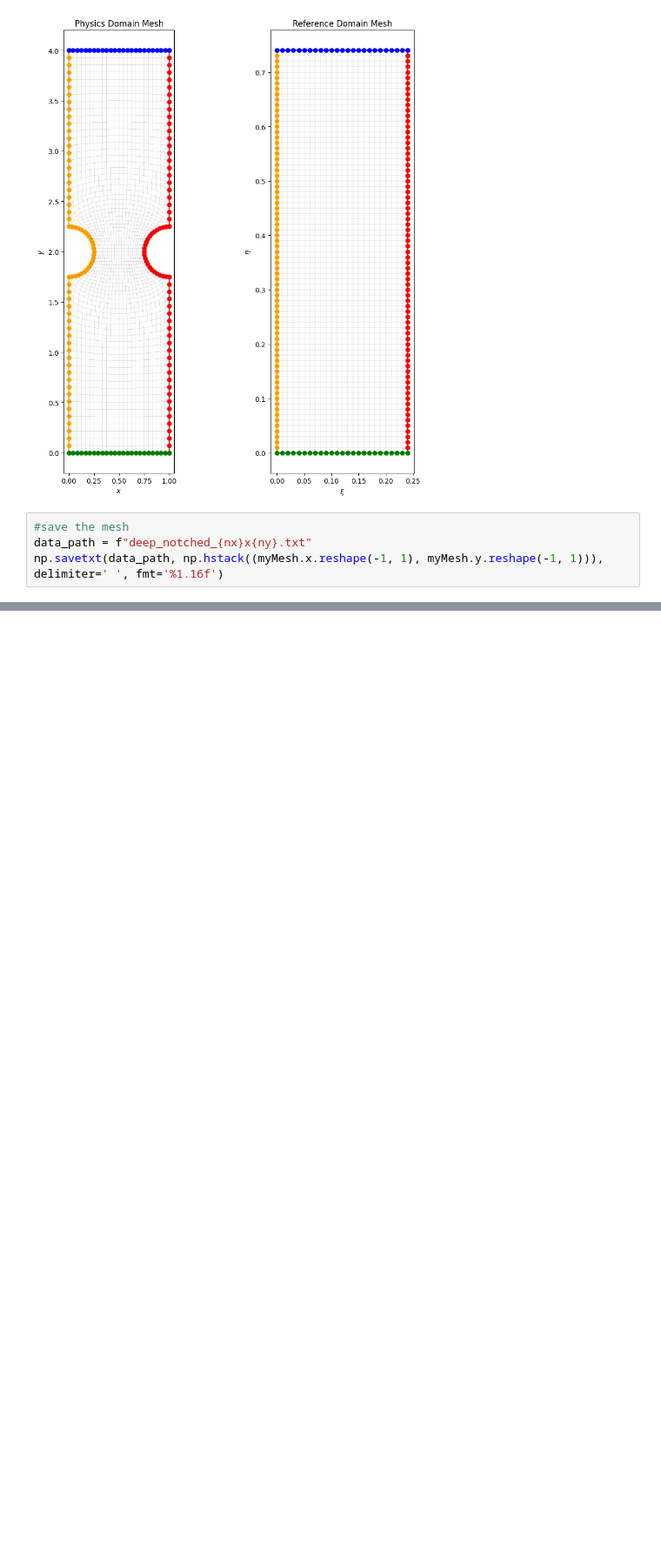
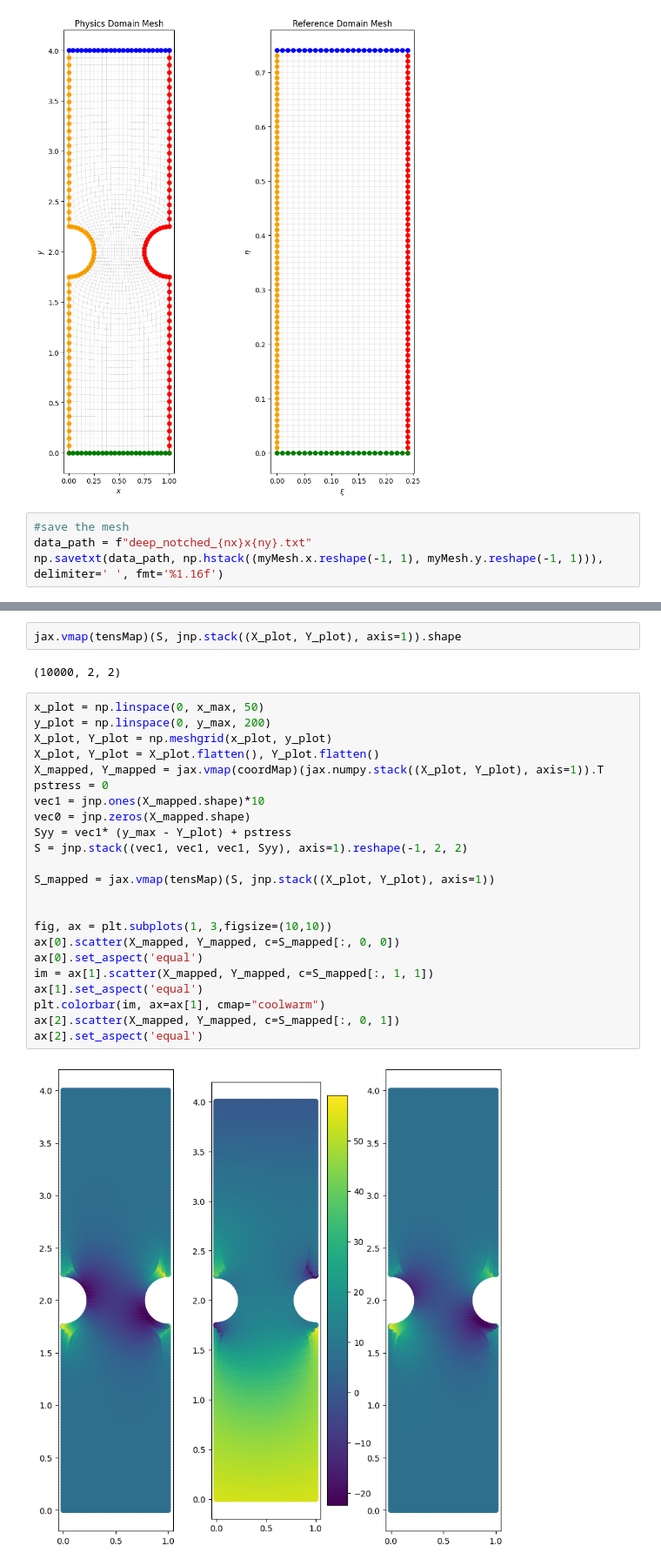
Before and after one commit to nickrummens/SPIQ, a Jupyter notebook: geometry/elliptic_mapping.ipynb, the cells around one changed output, grey strips where cells are left out. Shown: that part at 87% size. Saved outputs shown, nothing was run; the diff lists cells and outputs as text; blank space fills up the shorter version.

```diff
--- a/geometry/elliptic_mapping.ipynb
+++ b/geometry/elliptic_mapping.ipynb
@@ -97,0 +169,29 @@ np.savetxt(data_path, np.hstack((myMesh.x.reshape(-1, 1), myMesh.y.reshape(-1, 1
+# %%
+jax.vmap(tensMap)(S, jnp.stack((X_plot, Y_plot), axis=1)).shape
+# %% [output]
+(10000, 2, 2)
+# %%
+x_plot = np.linspace(0, x_max, 50)
+y_plot = np.linspace(0, y_max, 200)
+X_plot, Y_plot = np.meshgrid(x_plot, y_plot)
+X_plot, Y_plot = X_plot.flatten(), Y_plot.flatten()
+X_mapped, Y_mapped = jax.vmap(coordMap)(jax.numpy.stack((X_plot, Y_plot), axis=1)).T
+pstress = 0
+vec1 = jnp.ones(X_mapped.shape)*10
+vec0 = jnp.zeros(X_mapped.shape)
+Syy = vec1* (y_max - Y_plot) + pstress
+S = jnp.stack((vec1, vec1, vec1, Syy), axis=1).reshape(-1, 2, 2)
+
+S_mapped = jax.vmap(tensMap)(S, jnp.stack((X_plot, Y_plot), axis=1))
+
+
+fig, ax = plt.subplots(1, 3,figsize=(10,10))
+ax[0].scatter(X_mapped, Y_mapped, c=S_mapped[:, 0, 0])
+ax[0].set_aspect('equal')
+im = ax[1].scatter(X_mapped, Y_mapped, c=S_mapped[:, 1, 1])
+ax[1].set_aspect('equal')
+plt.colorbar(im, ax=ax[1], cmap="coolwarm")
+ax[2].scatter(X_mapped, Y_mapped, c=S_mapped[:, 0, 1])
+ax[2].set_aspect('equal')
+# %% [output]
+[figure, added]
```
Also changed, not shown: parts of 4 cells of this notebook.
